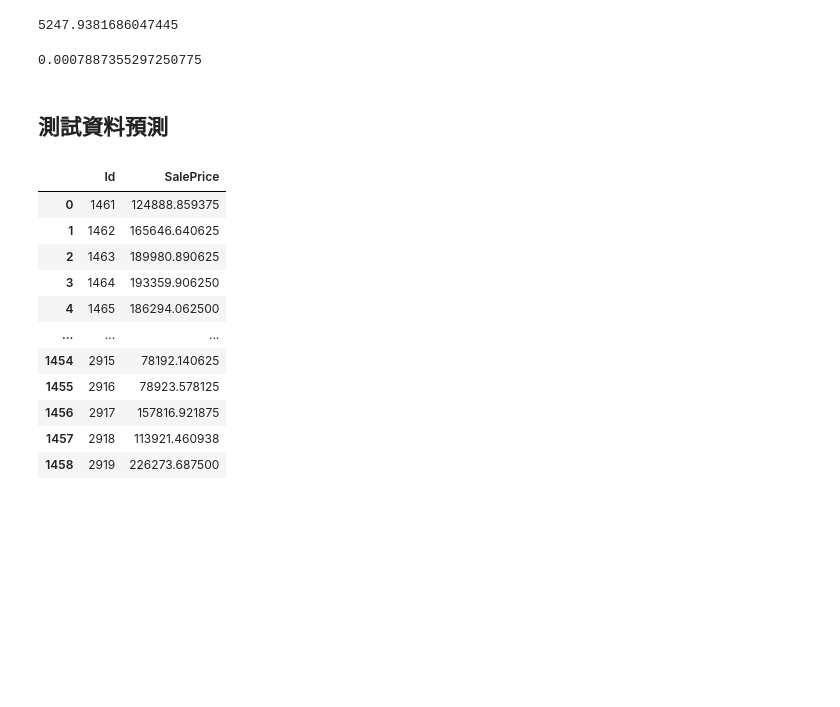
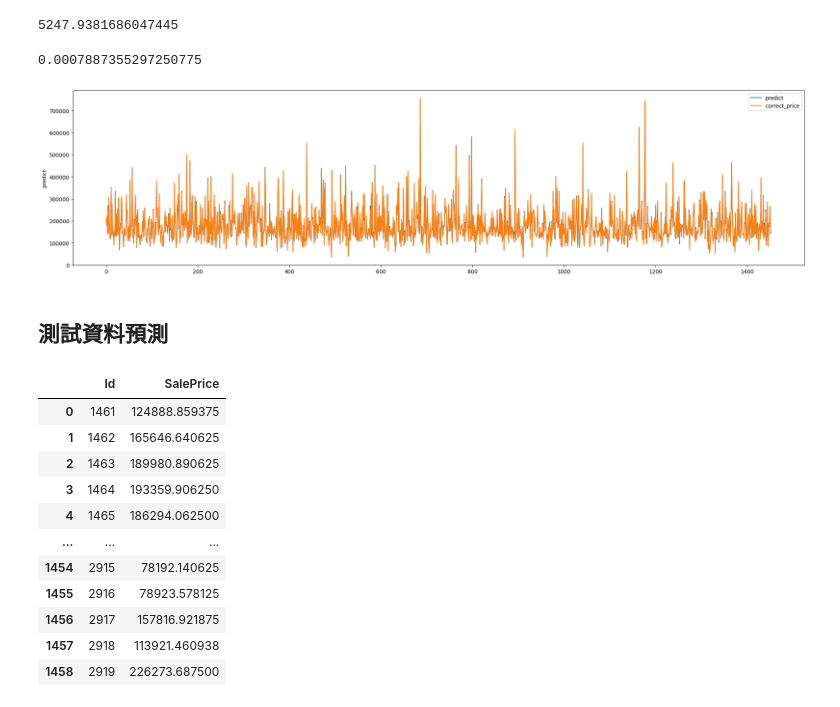
Before and after one commit to richard28039/house-predict-kaggle, a Jupyter notebook: 0.1238.ipynb, the cells around one changed output. Drawn from its saved outputs; the diff is of its cells as text; code cells hidden in the pictures; blank space fills up the shorter version.

```diff
--- a/0.1238.ipynb
+++ b/0.1238.ipynb
@@ -470,6 +476,13 @@ sqrt(mean_squared_error(y,xx))
 mean_squared_log_error(y,xx)
 # %% [output]
 0.0007887355297250775
+# %%
+plt.figure(figsize=(25,6))
+sns.lineplot(data=train_predict.predict,label="predict")
+sns.lineplot(data=train_predict.correct_price,label="correct_price")
+plt.savefig("訓練資料預測結果")
+# %% [output]
+[figure, added]
 # %% [markdown]
 ## 測試資料預測
 # %%
```
Also changed, not shown: parts of 6 cells of this notebook, 2 other files.
